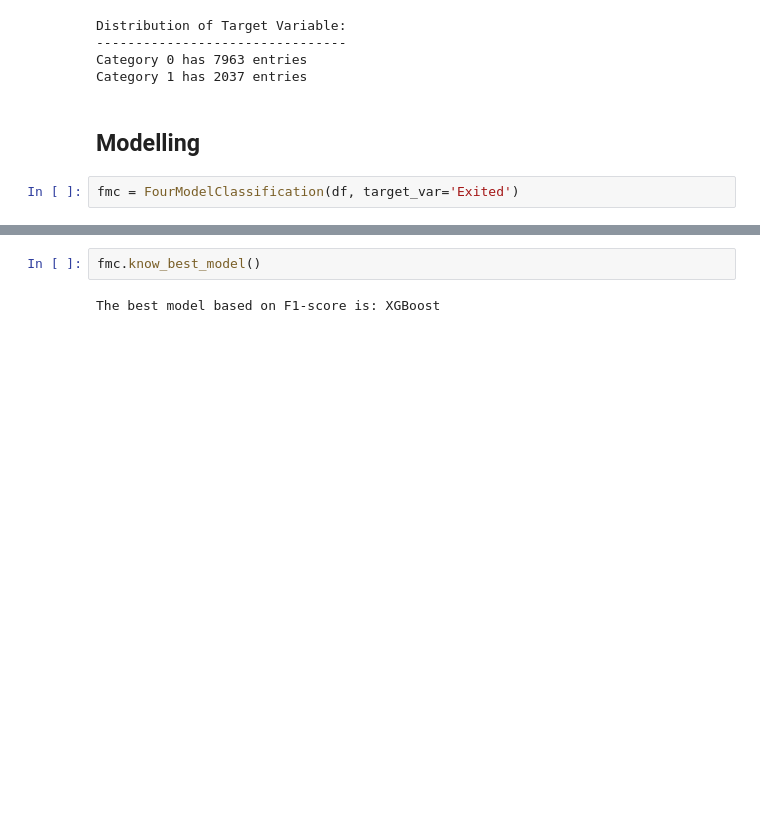
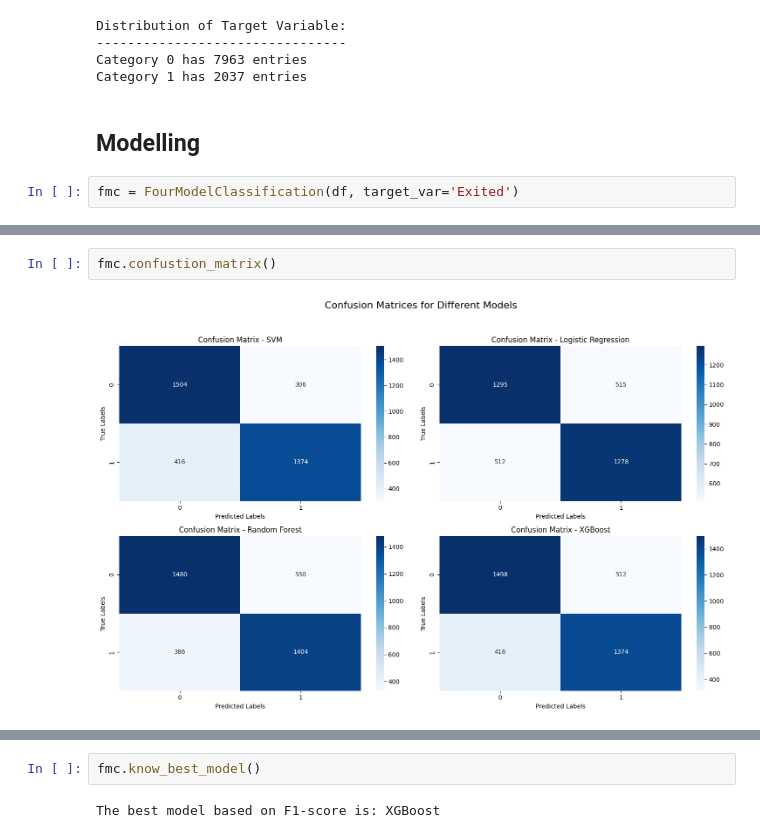
Before and after one commit to Auhre/Churn-Modelling---Base, a Jupyter notebook: Churn_Modelling.ipynb, the cells around one changed output, grey strips where cells are left out. Cells and saved outputs as stored; diff of their text form; blank space fills up the shorter version.

Commit message:
Includes roc and confusion matrix --base

```diff
--- a/Churn_Modelling.ipynb
+++ b/Churn_Modelling.ipynb
@@ -457,0 +539,4 @@ fmc.performance_monitoring()
+# %%
+fmc.confustion_matrix()
+# %% [output]
+[figure, added]
```
Also changed, not shown: parts of 11 cells of this notebook.
